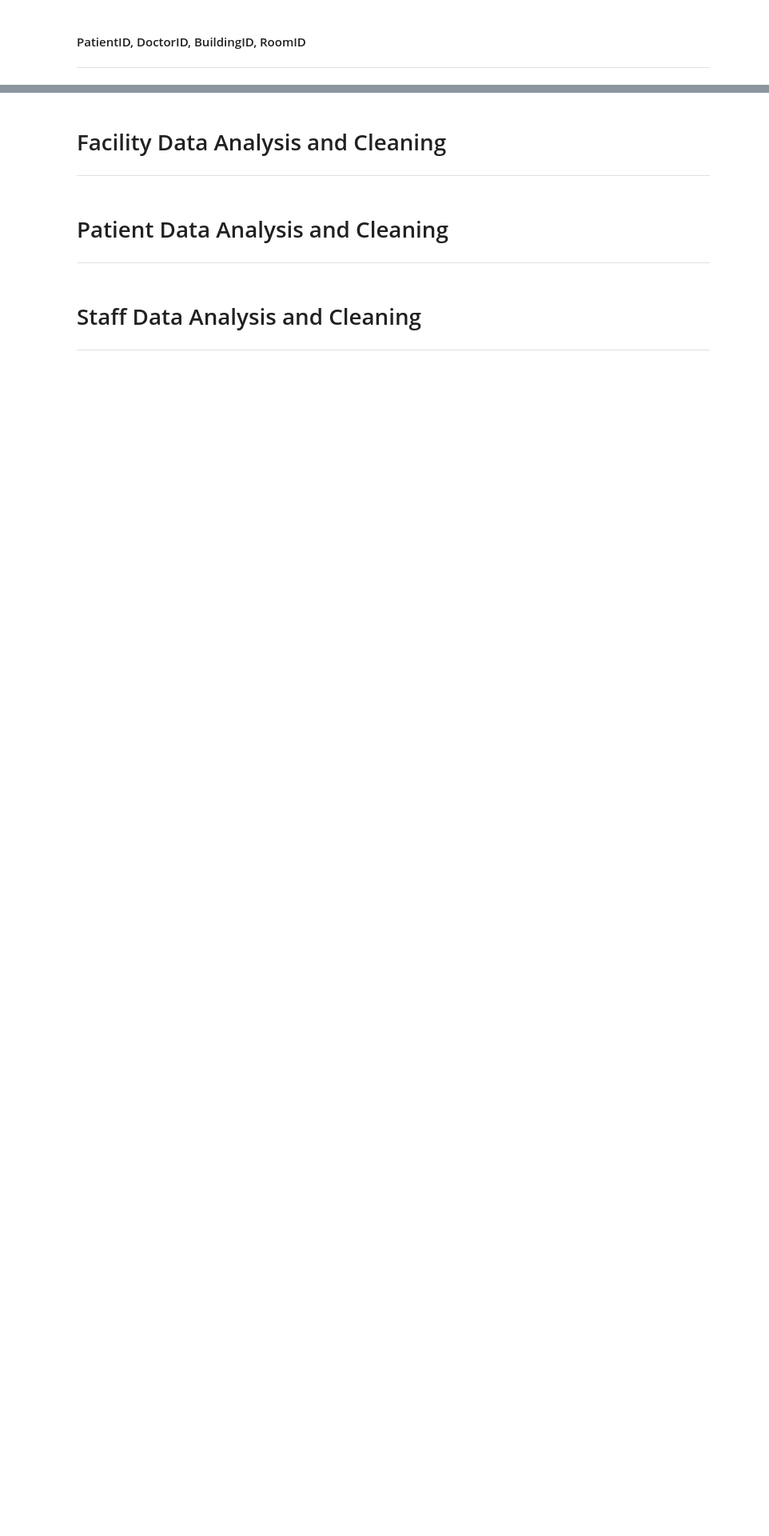
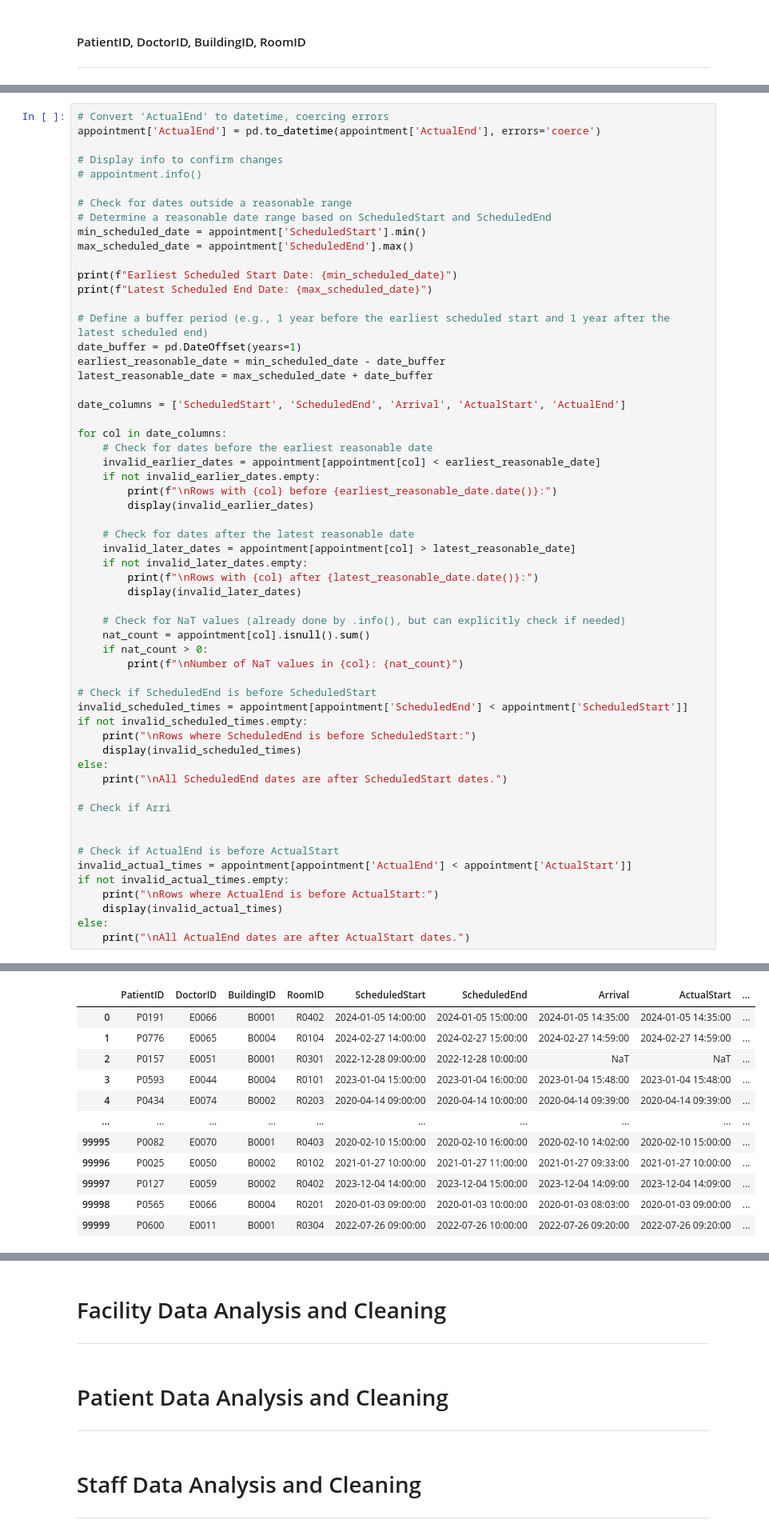
Before and after one commit to ATLAS097/Data-Engineering-CA2, a Jupyter notebook: data_cleaning.ipynb, the cells around one changed output, grey strips where cells are left out. Shown: that part at 80% size. Drawn from its saved outputs; the diff is of its cells as text; blank space fills up the shorter version.

```diff
--- a/data_cleaning.ipynb
+++ b/data_cleaning.ipynb
@@ -247,0 +268,59 @@ BuildingID and RoomID combinations in facility not in appointment:
+# %%
+# Convert 'ActualEnd' to datetime, coercing errors
+appointment['ActualEnd'] = pd.to_datetime(appointment['ActualEnd'], errors='coerce')
+
+# Display info to confirm changes
+# appointment.info()
+
+# Check for dates outside a reasonable range
+# Determine a reasonable date range based on ScheduledStart and ScheduledEnd
+min_scheduled_date = appointment['ScheduledStart'].min()
+max_scheduled_date = appointment['ScheduledEnd'].max()
+
+print(f"Earliest Scheduled Start Date: {min_scheduled_date}")
+print(f"Latest Scheduled End Date: {max_scheduled_date}")
+
+# Define a buffer period (e.g., 1 year before the earliest scheduled start and 1 year after the latest scheduled end)
+date_buffer = pd.DateOffset(years=1)
+earliest_reasonable_date = min_scheduled_date - date_buffer
+latest_reasonable_date = max_scheduled_date + date_buffer
+
+date_columns = ['ScheduledStart', 'ScheduledEnd', 'Arrival', 'ActualStart', 'ActualEnd']
+
+for col in date_columns:
+    # Check for dates before the earliest reasonable date
+    invalid_earlier_dates = appointment[appointment[col] < earliest_reasonable_date]
+    if not invalid_earlier_dates.empty:
+        print(f"\nRows with {col} before {earliest_reasonable_date.date()}:")
+        display(invalid_earlier_dates)
+
+    # Check for dates after the latest reasonable date
+    invalid_later_dates = appointment[appointment[col] > latest_reasonable_date]
+    if not invalid_later_dates.empty:
+        print(f"\nRows with {col} after {latest_reasonable_date.date()}:")
+        display(invalid_later_dates)
+
+    # Check for NaT values (already done by .info(), but can explicitly check if needed)
+    nat_count = appointment[col].isnull().sum()
+    if nat_count > 0:
+        print(f"\nNumber of NaT values in {col}: {nat_count}")
+
+# Check if ScheduledEnd is before ScheduledStart
+invalid_scheduled_times = appointment[appointment['ScheduledEnd'] < appointment['ScheduledStart']]
+if not invalid_scheduled_times.empty:
+    print("\nRows where ScheduledEnd is before ScheduledStart:")
+    display(invalid_scheduled_times)
+else:
+    print("\nAll ScheduledEnd dates are after ScheduledStart dates.")
+
+# Check if Arri
+
+
+# Check if ActualEnd is before ActualStart
+invalid_actual_times = appointment[appointment['ActualEnd'] < appointment['ActualStart']]
+if not invalid_actual_times.empty:
+    print("\nRows where ActualEnd is before ActualStart:")
+    display(invalid_actual_times)
+else:
+    print("\nAll ActualEnd dates are after ActualStart dates.")
+# %% [output]
@@ -247,0 +337,12 @@ BuildingID and RoomID combinations in facility not in appointment:
+|  | PatientID | DoctorID | BuildingID | RoomID | ScheduledStart | ScheduledEnd | Arrival | ActualStart | ... |
+| 0 | P0191 | E0066 | B0001 | R0402 | 2024-01-05 14:00:00 | 2024-01-05 15:00:00 | 2024-01-05 14:35:00 | 2024-01-05 14:35:00 | ... |
+| 1 | P0776 | E0065 | B0004 | R0104 | 2024-02-27 14:00:00 | 2024-02-27 15:00:00 | 2024-02-27 14:59:00 | 2024-02-27 14:59:00 | ... |
+| 2 | P0157 | E0051 | B0001 | R0301 | 2022-12-28 09:00:00 | 2022-12-28 10:00:00 | NaT | NaT | ... |
+| 3 | P0593 | E0044 | B0004 | R0101 | 2023-01-04 15:00:00 | 2023-01-04 16:00:00 | 2023-01-04 15:48:00 | 2023-01-04 15:48:00 | ... |
+| 4 | P0434 | E0074 | B0002 | R0203 | 2020-04-14 09:00:00 | 2020-04-14 10:00:00 | 2020-04-14 09:39:00 | 2020-04-14 09:39:00 | ... |
+| ... | ... | ... | ... | ... | ... | ... | ... | ... | ... |
+| 99995 | P0082 | E0070 | B0001 | R0403 | 2020-02-10 15:00:00 | 2020-02-10 16:00:00 | 2020-02-10 14:02:00 | 2020-02-10 15:00:00 | ... |
+| 99996 | P0025 | E0050 | B0002 | R0102 | 2021-01-27 10:00:00 | 2021-01-27 11:00:00 | 2021-01-27 09:33:00 | 2021-01-27 10:00:00 | ... |
+| 99997 | P0127 | E0059 | B0002 | R0402 | 2023-12-04 14:00:00 | 2023-12-04 15:00:00 | 2023-12-04 14:09:00 | 2023-12-04 14:09:00 | ... |
+| 99998 | P0565 | E0066 | B0004 | R0201 | 2020-01-03 09:00:00 | 2020-01-03 10:00:00 | 2020-01-03 08:03:00 | 2020-01-03 09:00:00 | ... |
+| 99999 | P0600 | E0011 | B0001 | R0304 | 2022-07-26 09:00:00 | 2022-07-26 10:00:00 | 2022-07-26 09:20:00 | 2022-07-26 09:20:00 | ... |
```
Also changed, not shown: parts of 6 cells of this notebook.
